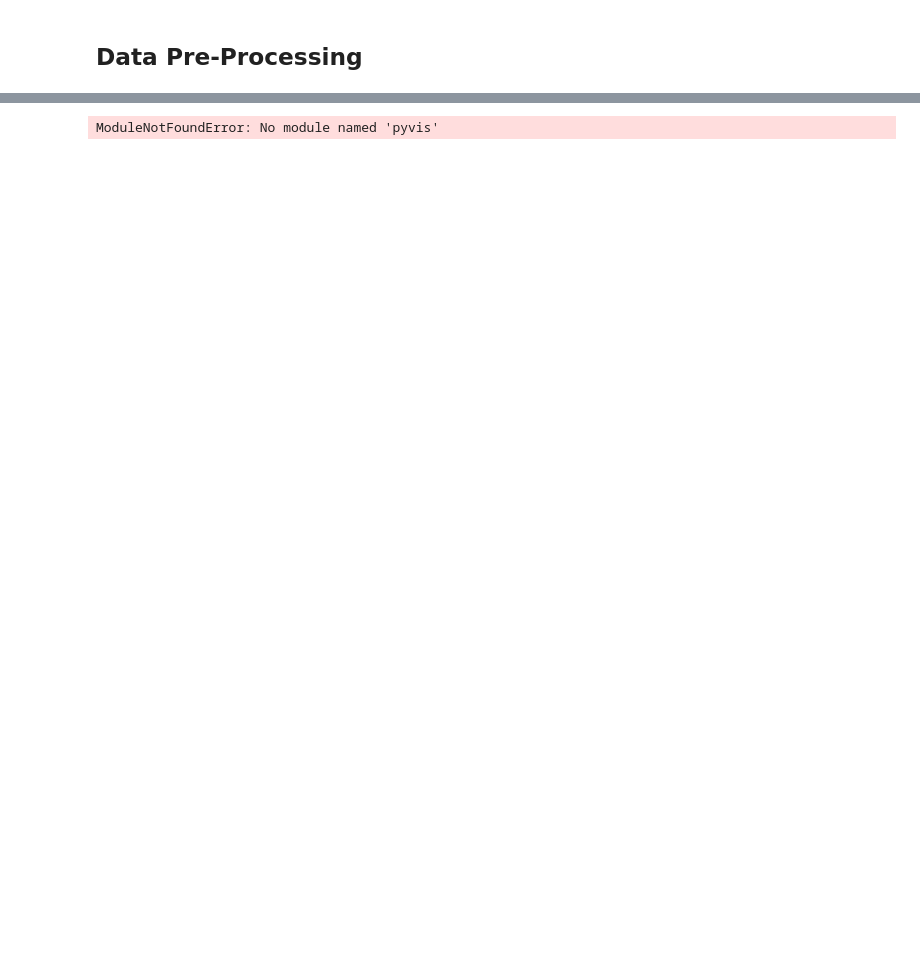
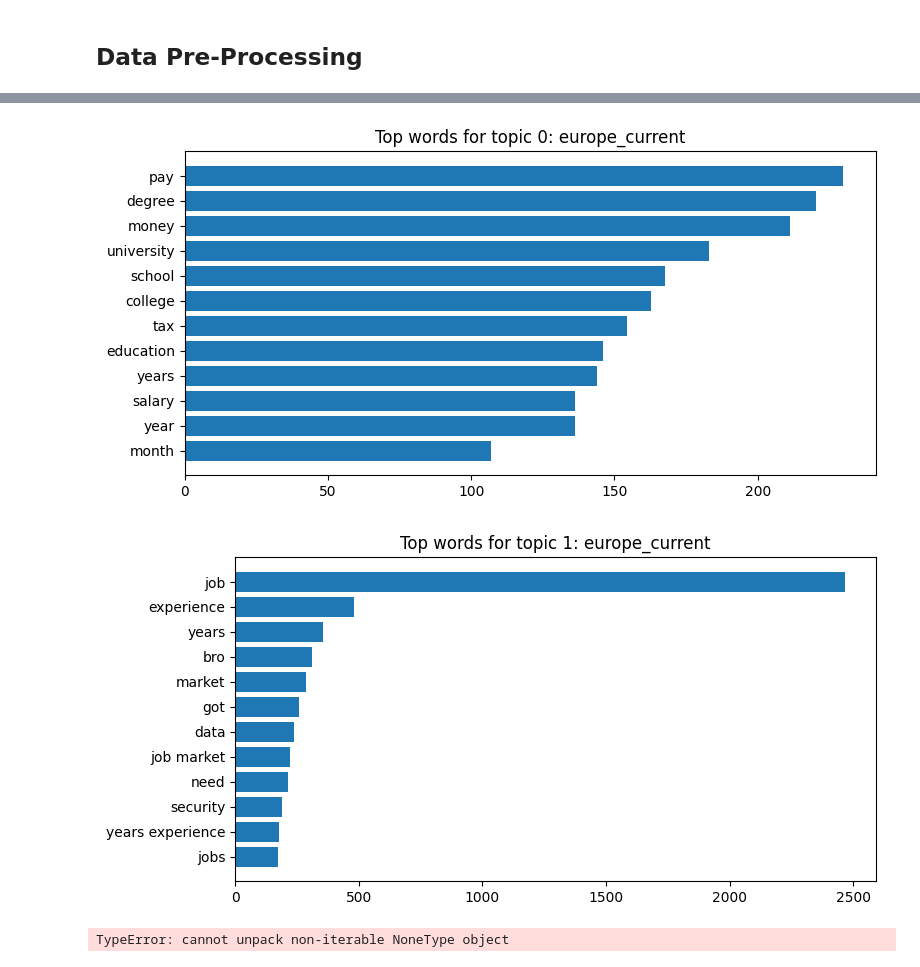
Before and after one commit to yannickkucharsky/advanced-computational-methods, a Jupyter notebook: data_preprocessing.ipynb, the cells around one changed output, grey strips where cells are left out. Cells and saved outputs as stored; diff of their text form; code cells hidden in the pictures; blank space fills up the shorter version.

```diff
--- a/data_preprocessing.ipynb
+++ b/data_preprocessing.ipynb
@@ -298,3 +928,29 @@ plt.show()
+# %%
+import numpy as np
+import matplotlib.pyplot as plt
+
+def plot_top_words_per_topic(name, topic_id=0, top_n=12):
+    lda = results[name]["lda"]
+    vect = results[name]["vectorizer"]
+    feature_names = np.array(vect.get_feature_names_out())
+
+    weights = lda.components_[topic_id]
+    top_idx = weights.argsort()[::-1][:top_n]
+
+    words = feature_names[top_idx][::-1]
+    vals = weights[top_idx][::-1]
+
+    plt.figure(figsize=(8,4))
+    plt.barh(words, vals)
+    plt.title(f"Top words for topic {topic_id}: {name}")
+    plt.tight_layout()
+    plt.show()
+
+plot_top_words_per_topic("europe_current", topic_id=0, top_n=12)
+plot_top_words_per_topic("europe_current", topic_id=1, top_n=12)
+# %% [output]
+[figure, added]
+[figure, added]
 # %%
 import re
 import sys
@@ -302,7 +958,7 @@ import subprocess
 from gensim.utils import simple_preprocess
 from gensim.corpora import Dictionary
 from gensim.models import LdaModel
-from pyvis.network import Network
+#from pyvis.network import Network
 from IPython.display import IFrame, display
 from nltk.corpus import stopwords
 from nltk.corpus import stopwords
@@ -375,7 +1031,7 @@ def lda_with_pyvis(
         dom_topic = max(dist, key=lambda x: x[1])[0]
         topic_counts[dom_topic] += 1
 
-    net = Network(height="750px", width="100%", bgcolor="#ffffff", font_color="#222", notebook=True, directed=False)
+    '''net = Network(height="750px", width="100%", bgcolor="#ffffff", font_color="#222", notebook=True, directed=False)
     net.barnes_hut()
 
     # Add topic nodes
@@ -417,7 +1073,7 @@ def lda_with_pyvis(
     net.show(html_path)
     display(IFrame(src=html_path, width="100%", height=780))
 
-    return lda, dictionary, corpus, net
+    return lda, dictionary, corpus, net'''
 
 # Run on US current comments (change df to us_past / europe_current / europe_past as needed)
 lda_model_us_current, lda_dict_us_current, lda_corpus_us_current, lda_net_us_current = lda_with_pyvis(
@@ -432,4 +1088,4 @@ lda_model_us_current, lda_dict_us_current, lda_corpus_us_current, lda_net_us_cur
 for k, terms in lda_model_us_current.print_topics(num_topics=8, num_words=10):
     print(f"Topic {k}: {terms}")
 # %% [output]
-ModuleNotFoundError: No module named 'pyvis'
+TypeError: cannot unpack non-iterable NoneType object
```
Also changed, not shown: parts of 19 cells of this notebook.
